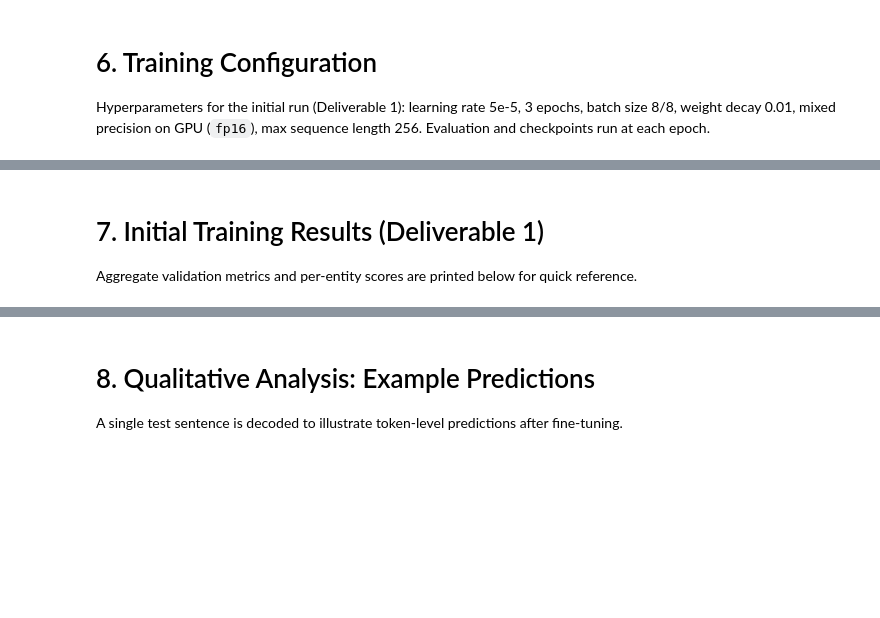
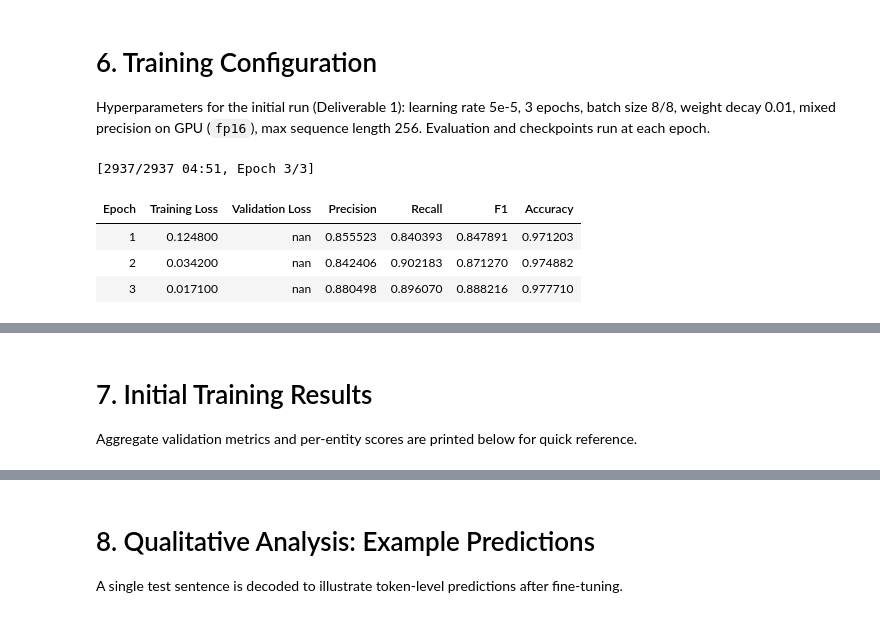
Before and after one commit to DiogoNogueiraLima/ner_smalllm_project, a Jupyter notebook: notebooks/01_treinamento_inicial.ipynb, the cells around one changed output, grey strips where cells are left out. Cells and saved outputs as stored; diff of their text form; code cells hidden in the pictures; blank space fills up the shorter version.

```diff
--- a/notebooks/01_treinamento_inicial.ipynb
+++ b/notebooks/01_treinamento_inicial.ipynb
@@ -168,7 +200,7 @@ use_fp16 = torch.cuda.is_available()
 
 training_args = TrainingArguments(
     output_dir="results_lenerbr",
-    evaluation_strategy="epoch",
+    eval_strategy="epoch",
     save_strategy="epoch",
     logging_strategy="epoch",
     learning_rate=5e-5,
@@ -176,30 +208,36 @@ training_args = TrainingArguments(
     per_device_train_batch_size=8,
     per_device_eval_batch_size=8,
     weight_decay=0.01,
     fp16=use_fp16,
     report_to="none",
 )
 
 trainer = Trainer(
     model=model,
     args=training_args,
     train_dataset=tokenized_ds["train"],
     eval_dataset=tokenized_ds["validation"],
     tokenizer=tokenizer,
     data_collator=data_collator,
     compute_metrics=compute_metrics,
 )
 
 trainer.train()
 
 eval_predictions = trainer.predict(tokenized_ds["validation"])
 true_preds, true_labels = align_predictions(
     eval_predictions.predictions, eval_predictions.label_ids
 )
 label_metrics = metric.compute(predictions=true_preds, references=true_labels)
 core_metrics = {
     "precision": label_metrics["overall_precision"],
     "recall": label_metrics["overall_recall"],
     "f1": label_metrics["overall_f1"],
     "accuracy": label_metrics["overall_accuracy"],
 }
+# %% [output]
+[2937/2937 04:51, Epoch 3/3]
+| Epoch | Training Loss | Validation Loss | Precision | Recall | F1 | Accuracy |
+| 1 | 0.124800 | nan | 0.855523 | 0.840393 | 0.847891 | 0.971203 |
+| 2 | 0.034200 | nan | 0.842406 | 0.902183 | 0.871270 | 0.974882 |
+| 3 | 0.017100 | nan | 0.880498 | 0.896070 | 0.888216 | 0.977710 |
@@ -206,5 +245,5 @@ core_metrics = {
 # %% [markdown]
-# 7. Initial Training Results (Deliverable 1)
+# 7. Initial Training Results
 
 Aggregate validation metrics and per-entity scores are printed below for quick reference.
 # %%
```
Also changed, not shown: parts of 14 cells of this notebook, 2 other files.
